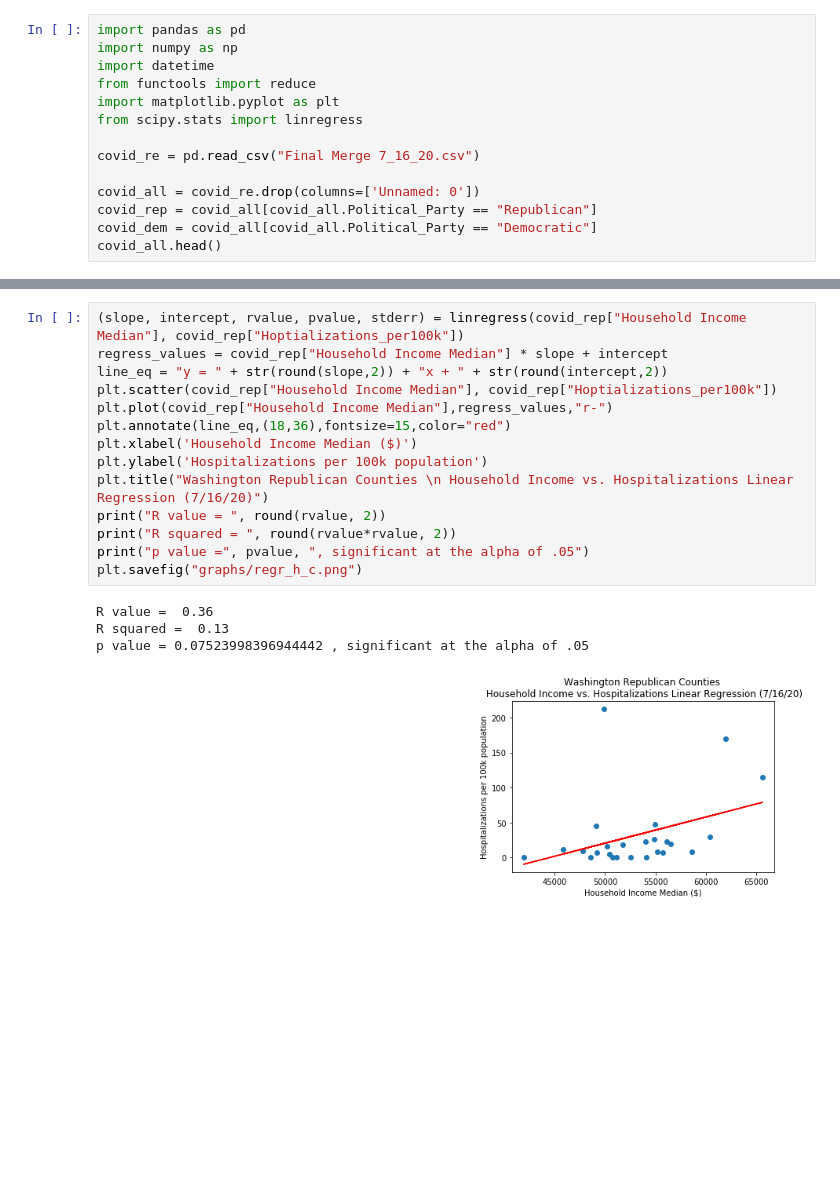
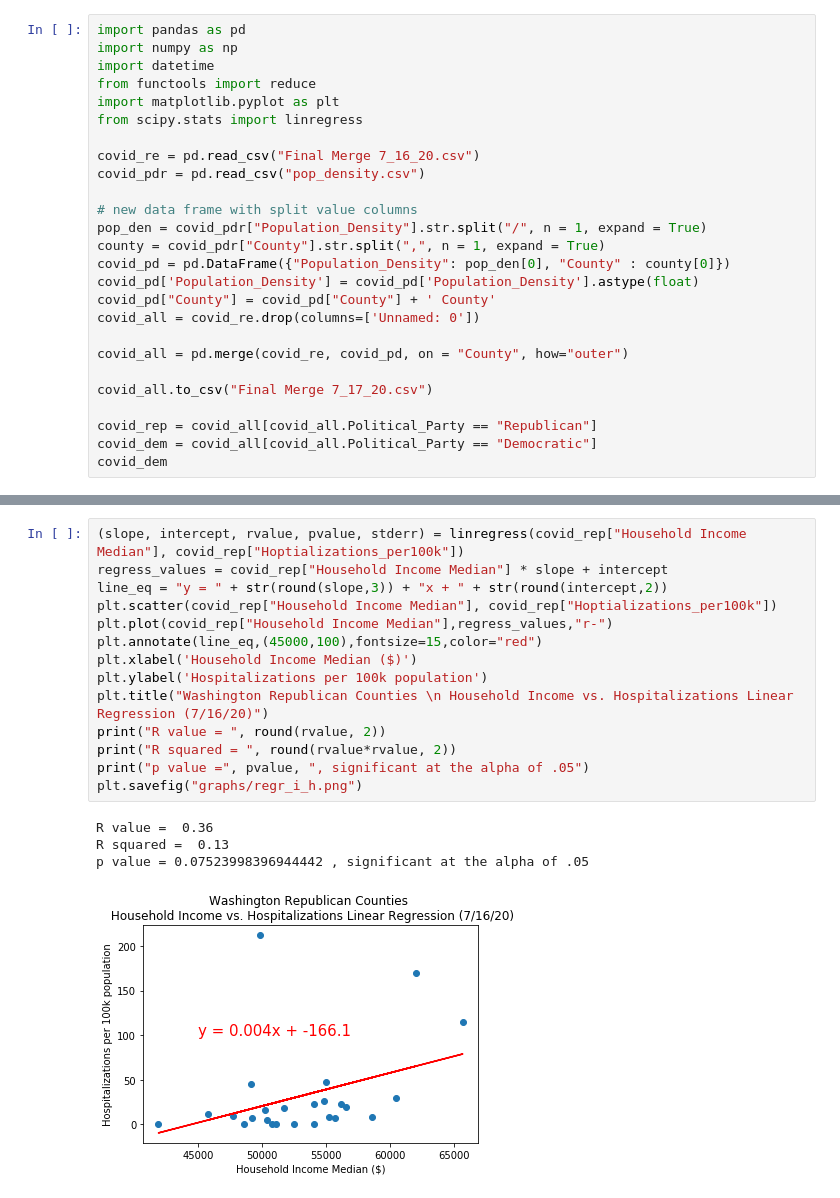
Before and after one commit to mocchicone/Covid-19-Outcomes-in-Washington-State, a Jupyter notebook: Regression_Mike/regression_mike2.ipynb, the cells around one changed output, grey strips where cells are left out. Drawn from its saved outputs; the diff is of its cells as text; blank space fills up the shorter version.

```diff
--- a/Regression_Mike/regression_mike2.ipynb
+++ b/Regression_Mike/regression_mike2.ipynb
@@ -7,9 +7,21 @@ import matplotlib.pyplot as plt
 from scipy.stats import linregress
 
 covid_re = pd.read_csv("Final Merge 7_16_20.csv")
+covid_pdr = pd.read_csv("pop_density.csv")
 
+# new data frame with split value columns
+pop_den = covid_pdr["Population_Density"].str.split("/", n = 1, expand = True)
+county = covid_pdr["County"].str.split(",", n = 1, expand = True)
+covid_pd = pd.DataFrame({"Population_Density": pop_den[0], "County" : county[0]})
+covid_pd['Population_Density'] = covid_pd['Population_Density'].astype(float)
+covid_pd["County"] = covid_pd["County"] + ' County'
 covid_all = covid_re.drop(columns=['Unnamed: 0'])
+
+covid_all = pd.merge(covid_re, covid_pd, on = "County", how="outer")
+
+covid_all.to_csv("Final Merge 7_17_20.csv")
+
 covid_rep = covid_all[covid_all.Political_Party == "Republican"]
 covid_dem = covid_all[covid_all.Political_Party == "Democratic"]
-covid_all.head()
+covid_dem
 # %% [output]
@@ -96,22 +120,22 @@ p value = 0.054398641582970905 , significant at the alpha of .05
 # %%
 (slope, intercept, rvalue, pvalue, stderr) = linregress(covid_rep["Household Income Median"], covid_rep["Hoptializations_per100k"])
 regress_values = covid_rep["Household Income Median"] * slope + intercept
-line_eq = "y = " + str(round(slope,2)) + "x + " + str(round(intercept,2))
+line_eq = "y = " + str(round(slope,3)) + "x + " + str(round(intercept,2))
 plt.scatter(covid_rep["Household Income Median"], covid_rep["Hoptializations_per100k"])
 plt.plot(covid_rep["Household Income Median"],regress_values,"r-")
-plt.annotate(line_eq,(18,36),fontsize=15,color="red")
+plt.annotate(line_eq,(45000,100),fontsize=15,color="red")
 plt.xlabel('Household Income Median ($)')
 plt.ylabel('Hospitalizations per 100k population')
 plt.title("Washington Republican Counties \n Household Income vs. Hospitalizations Linear Regression (7/16/20)")
 print("R value = ", round(rvalue, 2))
 print("R squared = ", round(rvalue*rvalue, 2))
 print("p value =", pvalue, ", significant at the alpha of .05")
-plt.savefig("graphs/regr_h_c.png")
+plt.savefig("graphs/regr_i_h.png")
 # %% [output]
 R value =  0.36
 R squared =  0.13
 p value = 0.07523998396944442 , significant at the alpha of .05
-[figure, old version]
+[figure, new version]
 # %%
 (slope, intercept, rvalue, pvalue, stderr) = linregress(covid_dem["Household Income Median"], covid_dem["Hoptializations_per100k"])
 regress_values = covid_dem["Household Income Median"] * slope + intercept
```
Also changed, not shown: parts of 21 cells of this notebook, 27 other files.
